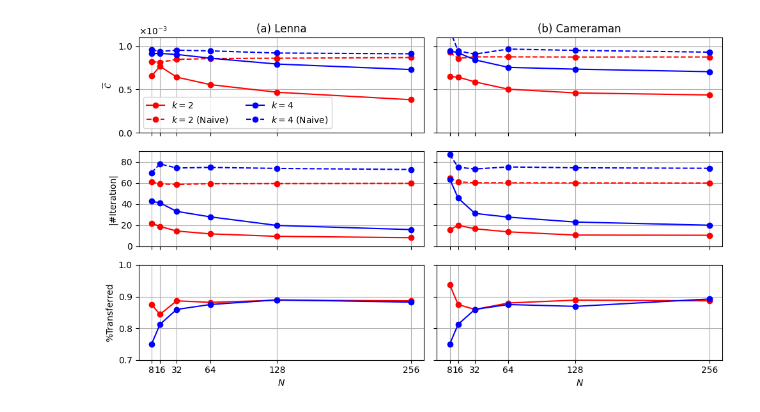
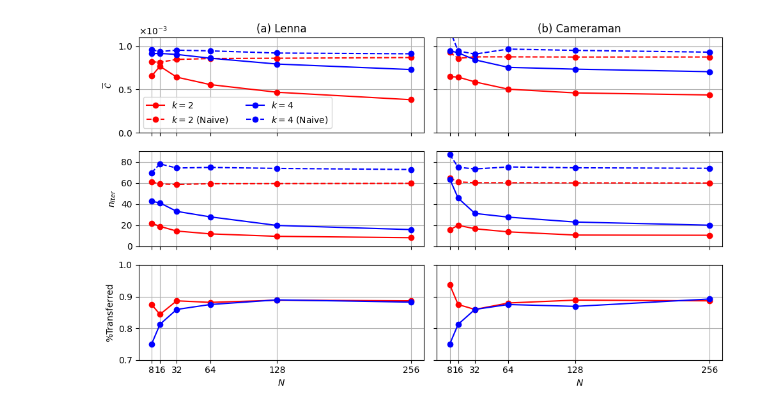
Before and after one commit to vutuanhai237/QuantumImageCompressor, a Jupyter notebook: plot.ipynb, the cells around one changed output. Cells and saved outputs as stored; diff of their text form; code cells hidden in the pictures.

Commit message:
update images

```diff
--- a/plot.ipynb
+++ b/plot.ipynb
@@ -50,34 +50,34 @@ for i, image in enumerate(['lenna.png', 'cameraman.jpg']):
 axs[0, 0].set_title('(a) Lenna')
 axs[0, 1].set_title('(b) Cameraman')
 axs[0, 0].set_ylabel(r'$\overline{\mathcal{C}}$')
-axs[1, 0].set_ylabel(r'|#Iteration|')
+axs[1, 0].set_ylabel(r'$n_{iter}$')
 axs[2, 0].set_ylabel('%Transferred')
 
 for i in [0, 1]:
     axs[0, i].set_xticklabels([])
     axs[1, i].set_xticklabels([])
     axs[2, i].set_xlabel(rf'$N$')
 
     axs[0, i].set_yticks(np.arange(0, 0.0011, 0.0005))
     axs[0, i].set_ylim(0, 0.0011)
     axs[1, i].set_yticks(np.arange(0, 81, 20))
     axs[1, i].set_ylim(0, 90)
 
     axs[0, i].yaxis.set_major_formatter(ScalarFormatter(useMathText=True))
     axs[0, i].ticklabel_format(style='sci', axis='y', scilimits=(0,0))
     axs[2, i].set_ylim(0.7, 1)
     axs[2, i].set_yticks(np.arange(0.7, 1.01, 0.1))
 
 
     axs[2, i].set_xticklabels(sizes)
     for j in range(3):
         axs[j, i].set_xticks(sizes)
         axs[j, i].grid()
 axs[0, 1].set_yticklabels([])
 axs[1, 1].set_yticklabels([])
 axs[2, 1].set_yticklabels([])
 axs[0, 0].legend(ncols = 2)
 plt.tight_layout()
 plt.savefig('images/result2.svg')
 # %% [output]
-[figure, old version]
+[figure, new version]
```
Also changed, not shown: parts of 2 cells of this notebook, 8 other files.
